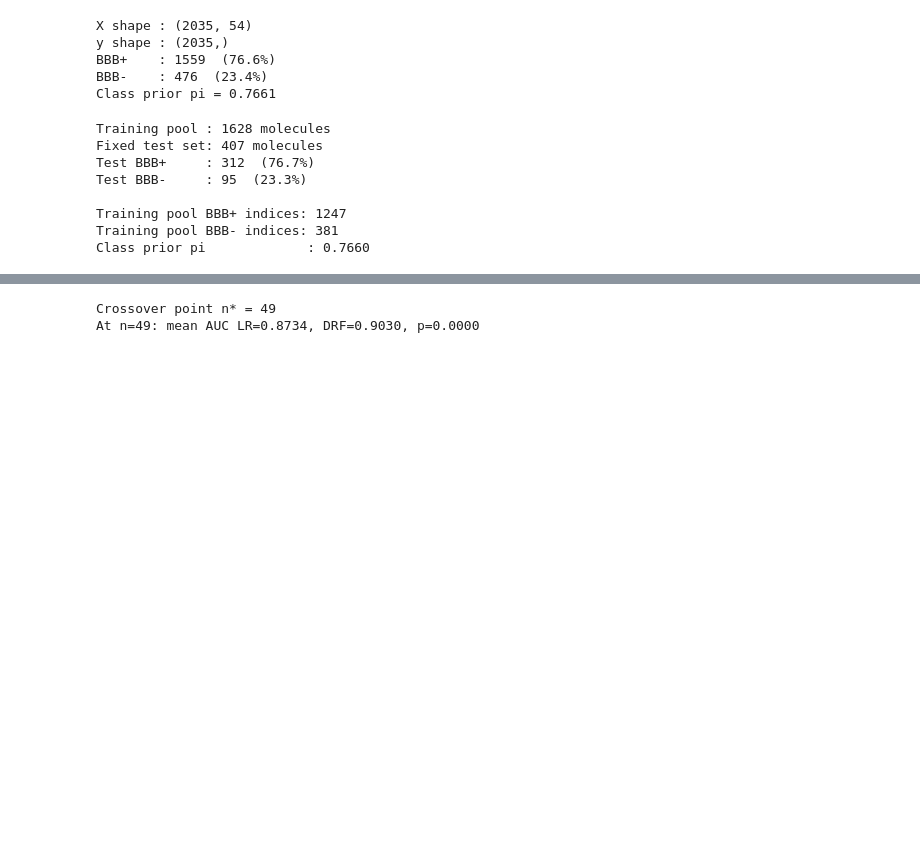
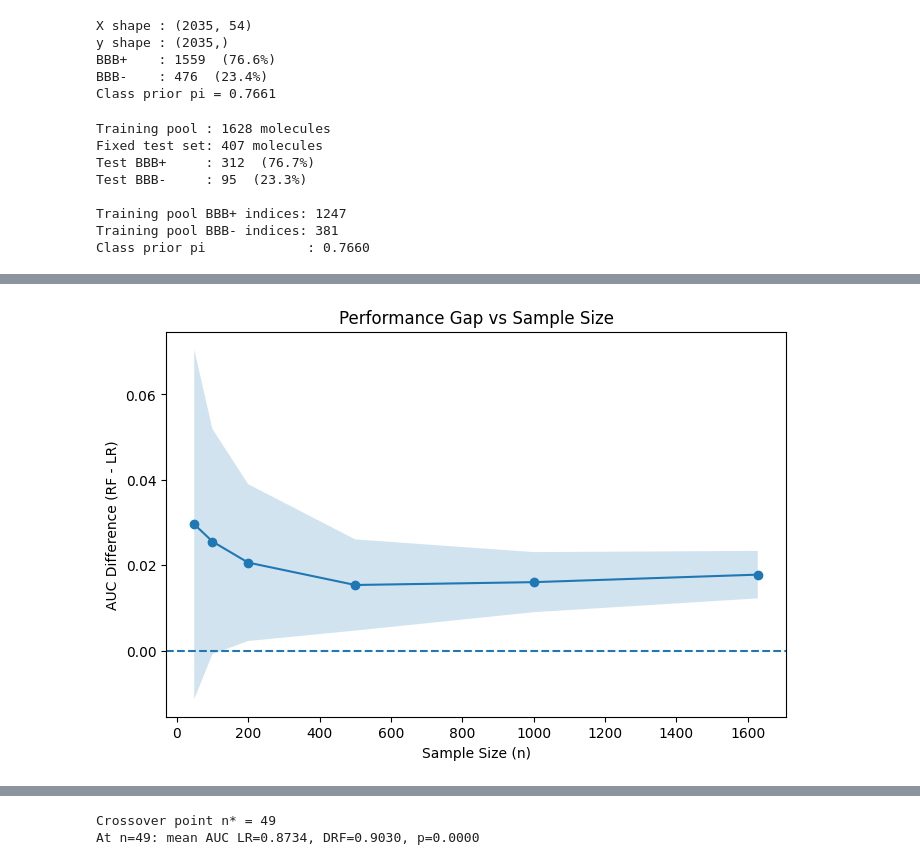
Before and after one commit to flash3105/Deep-learning, a Jupyter notebook: simulation.ipynb, the cells around one changed output, grey strips where cells are left out. Saved outputs shown, nothing was run; the diff lists cells and outputs as text; code cells hidden in the pictures; blank space fills up the shorter version.

```diff
--- a/simulation.ipynb
+++ b/simulation.ipynb
@@ -163,0 +278,20 @@ Simulation complete.
+# %%
+mean_delta = df_all.groupby('n')['delta'].mean()
+std_delta  = df_all.groupby('n')['delta'].std()
+
+plt.figure(figsize=(8,5))
+plt.plot(mean_delta.index, mean_delta.values, marker='o')
+
+plt.fill_between(mean_delta.index,
+                 mean_delta - std_delta,
+                 mean_delta + std_delta,
+                 alpha=0.2)
+
+plt.axhline(0, linestyle='--')
+
+plt.xlabel("Sample Size (n)")
+plt.ylabel("AUC Difference (RF - LR)")
+plt.title("Performance Gap vs Sample Size")
+plt.show()
+# %% [output]
+[figure, added]
```
Also changed, not shown: parts of 9 cells of this notebook.
